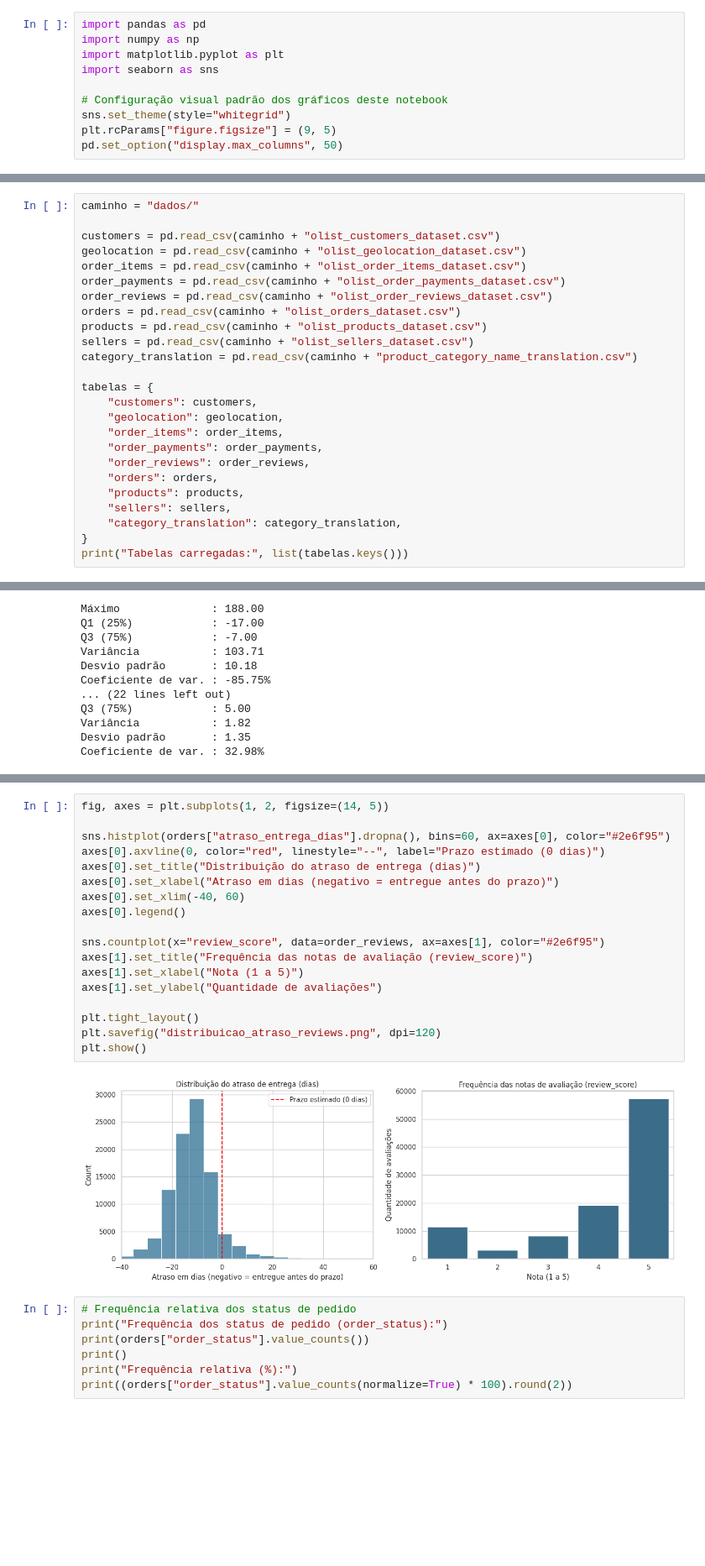
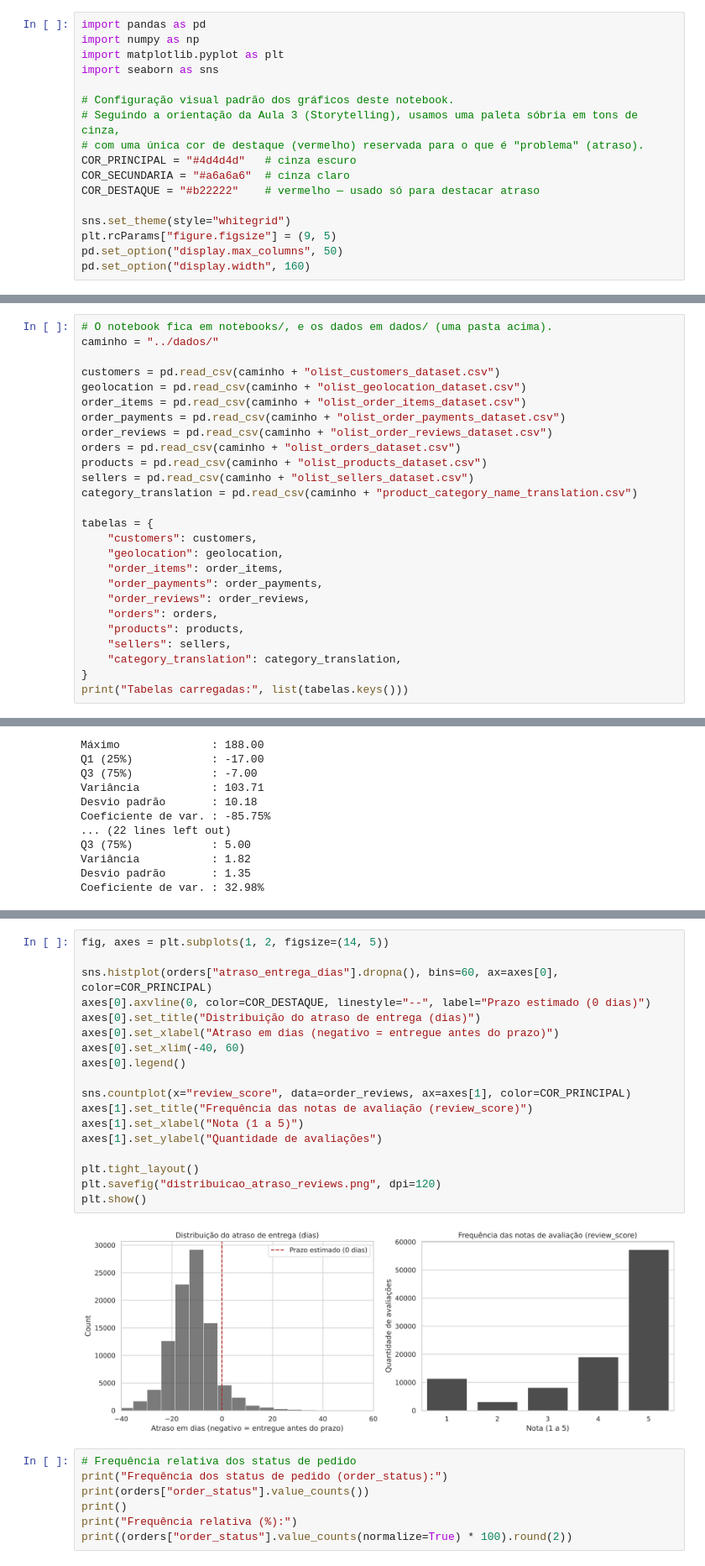
Before and after one commit to fpassr/Projeto-Aplicado-I, a Jupyter notebook: notebooks/01_analise_exploratoria_olist.ipynb, the cells around one changed output, grey strips where cells are left out. Shown at 84% size. Drawn from its saved outputs; the diff is of its cells as text; blank space fills up the shorter version.

```diff
--- a/notebooks/01_analise_exploratoria_olist.ipynb
+++ b/notebooks/01_analise_exploratoria_olist.ipynb
@@ -18,17 +29,25 @@ import numpy as np
 import matplotlib.pyplot as plt
 import seaborn as sns
 
-# Configuração visual padrão dos gráficos deste notebook
+# Configuração visual padrão dos gráficos deste notebook.
+# Seguindo a orientação da Aula 3 (Storytelling), usamos uma paleta sóbria em tons de cinza,
+# com uma única cor de destaque (vermelho) reservada para o que é "problema" (atraso).
+COR_PRINCIPAL = "#4d4d4d"   # cinza escuro
+COR_SECUNDARIA = "#a6a6a6"  # cinza claro
+COR_DESTAQUE = "#b22222"    # vermelho — usado só para destacar atraso
+
 sns.set_theme(style="whitegrid")
 plt.rcParams["figure.figsize"] = (9, 5)
 pd.set_option("display.max_columns", 50)
+pd.set_option("display.width", 160)
 # %% [markdown]
 ## 2. Carregamento dos dados
 
 Carregamos as 9 tabelas do dataset "Brazilian E-Commerce Public Dataset by Olist",
 armazenadas na pasta `dados/` do repositório do projeto.
 # %%
-caminho = "dados/"
+# O notebook fica em notebooks/, e os dados em dados/ (uma pasta acima).
+caminho = "../dados/"
 
 customers = pd.read_csv(caminho + "olist_customers_dataset.csv")
 geolocation = pd.read_csv(caminho + "olist_geolocation_dataset.csv")
@@ -230,23 +362,23 @@ Visualizamos a distribuição do atraso de entrega e a frequência das notas de
 # %%
 fig, axes = plt.subplots(1, 2, figsize=(14, 5))
 
-sns.histplot(orders["atraso_entrega_dias"].dropna(), bins=60, ax=axes[0], color="#2e6f95")
-axes[0].axvline(0, color="red", linestyle="--", label="Prazo estimado (0 dias)")
+sns.histplot(orders["atraso_entrega_dias"].dropna(), bins=60, ax=axes[0], color=COR_PRINCIPAL)
+axes[0].axvline(0, color=COR_DESTAQUE, linestyle="--", label="Prazo estimado (0 dias)")
 axes[0].set_title("Distribuição do atraso de entrega (dias)")
 axes[0].set_xlabel("Atraso em dias (negativo = entregue antes do prazo)")
 axes[0].set_xlim(-40, 60)
 axes[0].legend()
 
-sns.countplot(x="review_score", data=order_reviews, ax=axes[1], color="#2e6f95")
+sns.countplot(x="review_score", data=order_reviews, ax=axes[1], color=COR_PRINCIPAL)
 axes[1].set_title("Frequência das notas de avaliação (review_score)")
 axes[1].set_xlabel("Nota (1 a 5)")
 axes[1].set_ylabel("Quantidade de avaliações")
 
 plt.tight_layout()
 plt.savefig("distribuicao_atraso_reviews.png", dpi=120)
 plt.show()
 # %% [output]
-[figure, old version]
+[figure, new version]
 # %%
 # Frequência relativa dos status de pedido
 print("Frequência dos status de pedido (order_status):")
```
Also changed, not shown: parts of 30 cells of this notebook, 10 other files.
